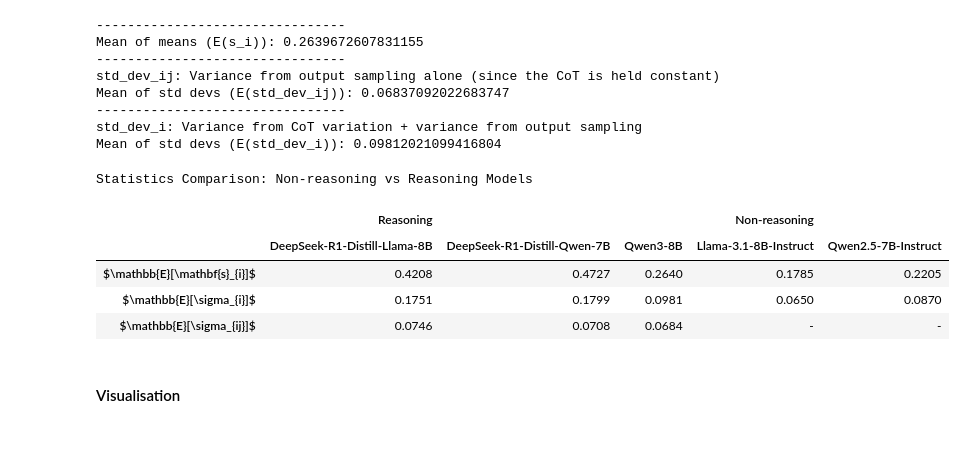
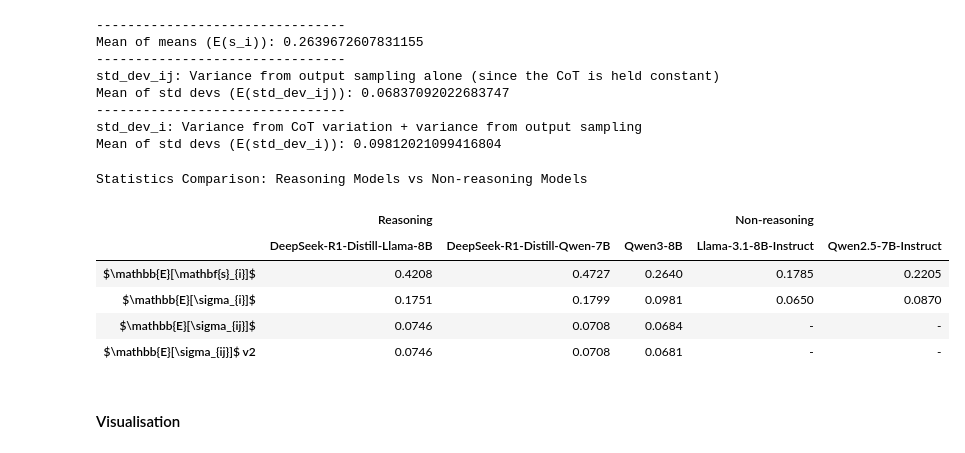
Before and after one commit to kureha-yamaguchi/reasoning-manipulation, a Jupyter notebook: utils/heuristic/compute_stats.ipynb, the cells around one changed output. Cells and saved outputs as stored; diff of their text form; code cells hidden in the pictures.

Commit message:
Add results from statistics notebook

```diff
--- a/utils/heuristic/compute_stats.ipynb
+++ b/utils/heuristic/compute_stats.ipynb
@@ -203,6 +207,8 @@ means_ij_deepseek_llama, std_devs_ij_deepseek_llama = compute_stats_per_prompt_c
 per_prompt_avgs_deepseek_llama = [statistics.mean(sublist) for sublist in std_devs_ij_deepseek_llama]
 E_sigma_ij_deepseek_llama = statistics.mean(per_prompt_avgs_deepseek_llama)
 
+E_sigma_ij_deepseek_llama_v2 =statistics.mean([item for sublist in std_devs_ij_deepseek_llama for item in sublist])
+
 means_i_deepseek_llama, std_devs_i_deepseek_llama = compute_stats_per_prompt(scored_rows)
 
 print("--------------------------------")
@@ -242,6 +248,8 @@ means_ij_deepseek_qwen, std_devs_ij_deepseek_qwen = compute_stats_per_prompt_cot
 per_prompt_avgs_deepseek_qwen = [statistics.mean(sublist) for sublist in std_devs_ij_deepseek_qwen]
 E_sigma_ij_deepseek_qwen = statistics.mean(per_prompt_avgs_deepseek_qwen)
 
+E_sigma_ij_deepseek_qwen_v2 =statistics.mean([item for sublist in std_devs_ij_deepseek_qwen for item in sublist])
+
 means_i_deepseek_qwen, std_devs_i_deepseek_qwen = compute_stats_per_prompt(scored_rows)
 
 print("--------------------------------")
@@ -281,6 +289,8 @@ means_ij_qwen3, std_devs_ij_qwen3 = compute_stats_per_prompt_cot(scored_rows)
 per_prompt_avgs_qwen3 = [statistics.mean(sublist) for sublist in std_devs_ij_qwen3]
 E_sigma_ij_qwen3 = statistics.mean(per_prompt_avgs_qwen3)
 
+E_sigma_ij_qwen3_v2 =statistics.mean([item for sublist in std_devs_ij_qwen3 for item in sublist])
+
 means_i_qwen3, std_devs_i_qwen3 = compute_stats_per_prompt(scored_rows)
 
 print("--------------------------------")
@@ -326,48 +336,54 @@ data = {
     ('Reasoning', 'DeepSeek-R1-Distill-Llama-8B'): [
         statistics.mean(means_i_deepseek_llama),
         statistics.mean(std_devs_i_deepseek_llama),
-        E_sigma_ij_deepseek_llama
+        E_sigma_ij_deepseek_llama,
+        E_sigma_ij_deepseek_llama_v2
     ],
     ('Reasoning', 'DeepSeek-R1-Distill-Qwen-7B'): [
         statistics.mean(means_i_deepseek_qwen),
         statistics.mean(std_devs_i_deepseek_qwen),
-        E_sigma_ij_deepseek_qwen
+        E_sigma_ij_deepseek_qwen,
+        E_sigma_ij_deepseek_qwen_v2
     ],
     ('Reasoning', 'Qwen3-8B'): [
         statistics.mean(means_i_qwen3),
         statistics.mean(std_devs_i_qwen3),
-        E_sigma_ij_qwen3
+        E_sigma_ij_qwen3,
+        E_sigma_ij_qwen3_v2
     ],
     ('Non-reasoning', 'Llama-3.1-8B-Instruct'): [
         statistics.mean(means_i_llama),
         statistics.mean(std_devs_i_llama),
+        np.nan,
         np.nan  # No CoT for non-reasoning models
     ],
     ('Non-reasoning', 'Qwen2.5-7B-Instruct'): [
         statistics.mean(means_i_qwen),
         statistics.mean(std_devs_i_qwen),
+        np.nan,
         np.nan  # No CoT for non-reasoning models
     ]
 }
 
 # Create DataFrame with row labels
 df = pd.DataFrame(
     data,
-    index=[r'$\mathbb{E}[\mathbf{s}_{i}]$', r'$\mathbb{E}[\sigma_{i}]$', r'$\mathbb{E}[\sigma_{ij}]$']
+    index=[r'$\mathbb{E}[\mathbf{s}_{i}]$', r'$\mathbb{E}[\sigma_{i}]$', r'$\mathbb{E}[\sigma_{ij}]$', r'$\mathbb{E}[\sigma_{ij}]$ v2']
 )
 
 # Display the table with centered headers
-df.style.format('{:.4f}', na_rep='-').set_caption('Statistics Comparison: Non-reasoning vs Reasoning Models').set_table_styles([
+df.style.format('{:.4f}', na_rep='-').set_caption('Statistics Comparison: Reasoning Models vs Non-reasoning Models').set_table_styles([
     {'selector': 'th.col_heading.level0', 'props': [('text-align', 'center')]},
     {'selector': 'th.col_heading.level1', 'props': [('text-align', 'center')]},
 ])
 # %% [output]
-Statistics Comparison: Non-reasoning vs Reasoning Models
+Statistics Comparison: Reasoning Models vs Non-reasoning Models
 |  | Reasoning |  |  | Non-reasoning |  |
 |  | DeepSeek-R1-Distill-Llama-8B | DeepSeek-R1-Distill-Qwen-7B | Qwen3-8B | Llama-3.1-8B-Instruct | Qwen2.5-7B-Instruct |
 | $\mathbb{E}[\mathbf{s}_{i}]$ | 0.4208 | 0.4727 | 0.2640 | 0.1785 | 0.2205 |
 | $\mathbb{E}[\sigma_{i}]$ | 0.1751 | 0.1799 | 0.0981 | 0.0650 | 0.0870 |
 | $\mathbb{E}[\sigma_{ij}]$ | 0.0746 | 0.0708 | 0.0684 | - | - |
+| $\mathbb{E}[\sigma_{ij}]$ v2 | 0.0746 | 0.0708 | 0.0681 | - | - |
 # %% [markdown]
 #### Visualisation
 # %%
```
Also changed, not shown: parts of 5 cells of this notebook.
